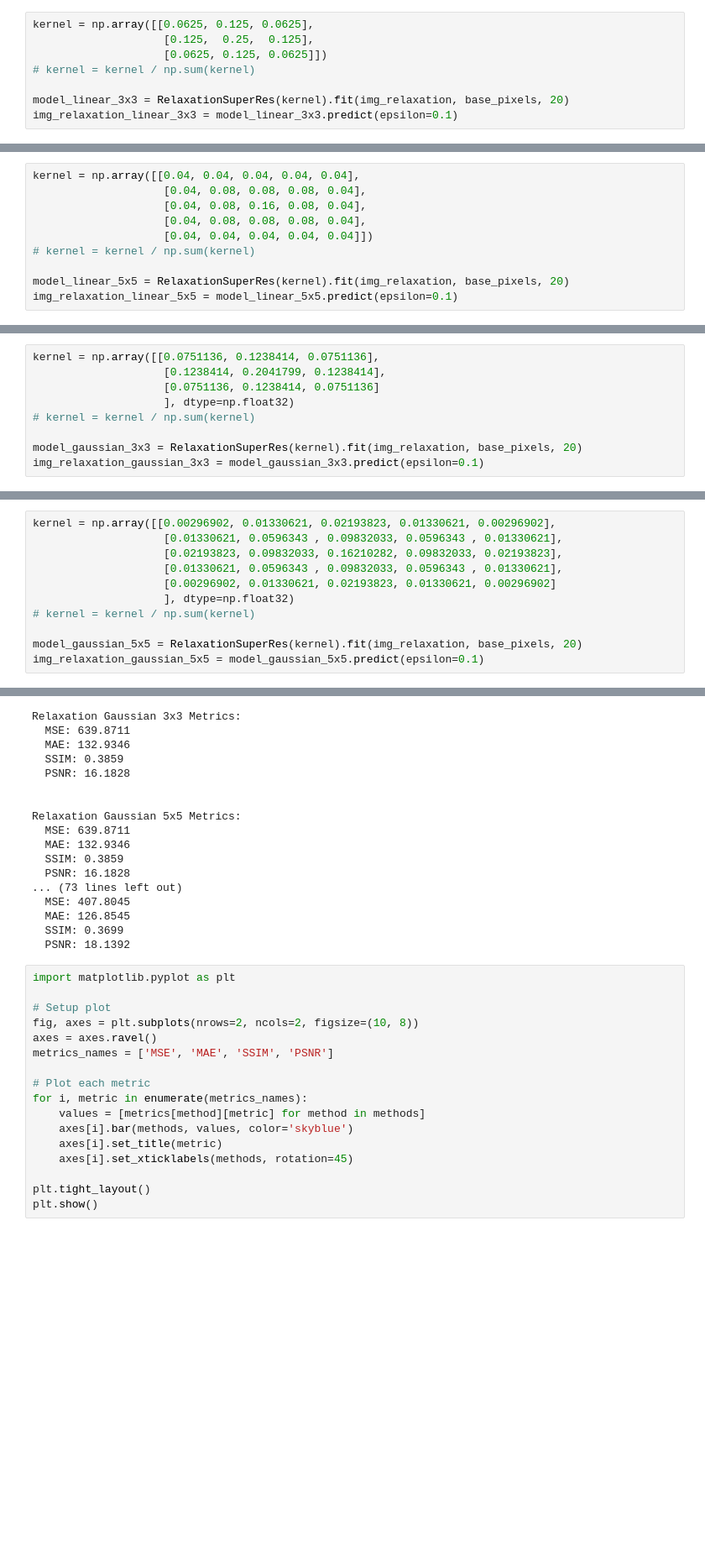
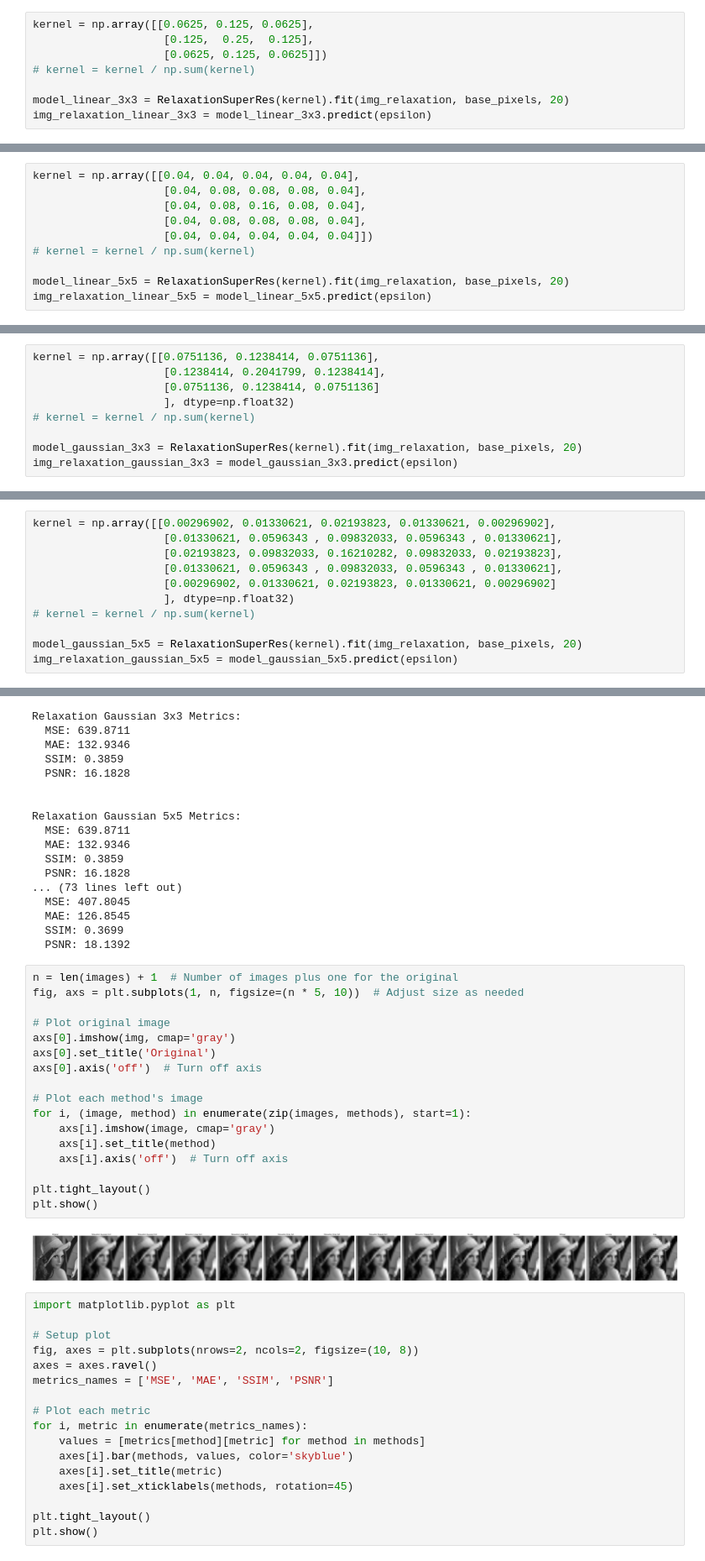
Before and after one commit to DanZlotnikov/ICBV24_PROJ, a Jupyter notebook: src/super_resolution/relaxation.ipynb, the cells around one changed output, grey strips where cells are left out. Shown at 84% size. Saved outputs shown, nothing was run; the diff lists cells and outputs as text; blank space fills up the shorter version.

```diff
--- a/src/super_resolution/relaxation.ipynb
+++ b/src/super_resolution/relaxation.ipynb
@@ -103,6 +117,6 @@ kernel = np.array([[0.0625, 0.125, 0.0625],
 # kernel = kernel / np.sum(kernel)
 
 model_linear_3x3 = RelaxationSuperRes(kernel).fit(img_relaxation, base_pixels, 20)
-img_relaxation_linear_3x3 = model_linear_3x3.predict(epsilon=0.1)
+img_relaxation_linear_3x3 = model_linear_3x3.predict(epsilon)
 # %% [output]
 relaxation iter: 0
@@ -128,6 +145,6 @@ kernel = np.array([[0.04, 0.04, 0.04, 0.04, 0.04],
 # kernel = kernel / np.sum(kernel)
 
 model_linear_5x5 = RelaxationSuperRes(kernel).fit(img_relaxation, base_pixels, 20)
-img_relaxation_linear_5x5 = model_linear_5x5.predict(epsilon=0.1)
+img_relaxation_linear_5x5 = model_linear_5x5.predict(epsilon)
 # %% [output]
 relaxation iter: 0
@@ -152,6 +172,6 @@ kernel = np.array([[0.0751136, 0.1238414, 0.0751136],
 # kernel = kernel / np.sum(kernel)
 
 model_gaussian_3x3 = RelaxationSuperRes(kernel).fit(img_relaxation, base_pixels, 20)
-img_relaxation_gaussian_3x3 = model_gaussian_3x3.predict(epsilon=0.1)
+img_relaxation_gaussian_3x3 = model_gaussian_3x3.predict(epsilon)
 # %% [output]
 relaxation iter: 0
@@ -178,6 +201,6 @@ kernel = np.array([[0.00296902, 0.01330621, 0.02193823, 0.01330621, 0.00296902],
 # kernel = kernel / np.sum(kernel)
 
 model_gaussian_5x5 = RelaxationSuperRes(kernel).fit(img_relaxation, base_pixels, 20)
-img_relaxation_gaussian_5x5 = model_gaussian_5x5.predict(epsilon=0.1)
+img_relaxation_gaussian_5x5 = model_gaussian_5x5.predict(epsilon)
 # %% [output]
 relaxation iter: 0
@@ -249,6 +275,25 @@ Relaxation Gaussian 5x5 Metrics:
   MAE: 126.8545
   SSIM: 0.3699
   PSNR: 18.1392
+# %%
+n = len(images) + 1  # Number of images plus one for the original
+fig, axs = plt.subplots(1, n, figsize=(n * 5, 10))  # Adjust size as needed
+
+# Plot original image
+axs[0].imshow(img, cmap='gray')
+axs[0].set_title('Original')
+axs[0].axis('off')  # Turn off axis
+
+# Plot each method's image
+for i, (image, method) in enumerate(zip(images, methods), start=1):
+    axs[i].imshow(image, cmap='gray')
+    axs[i].set_title(method)
+    axs[i].axis('off')  # Turn off axis
+
+plt.tight_layout()
+plt.show()
+# %% [output]
+[figure, added]
 # %%
 import matplotlib.pyplot as plt
 
```
Also changed, not shown: parts of 10 cells of this notebook, 1 other file.
